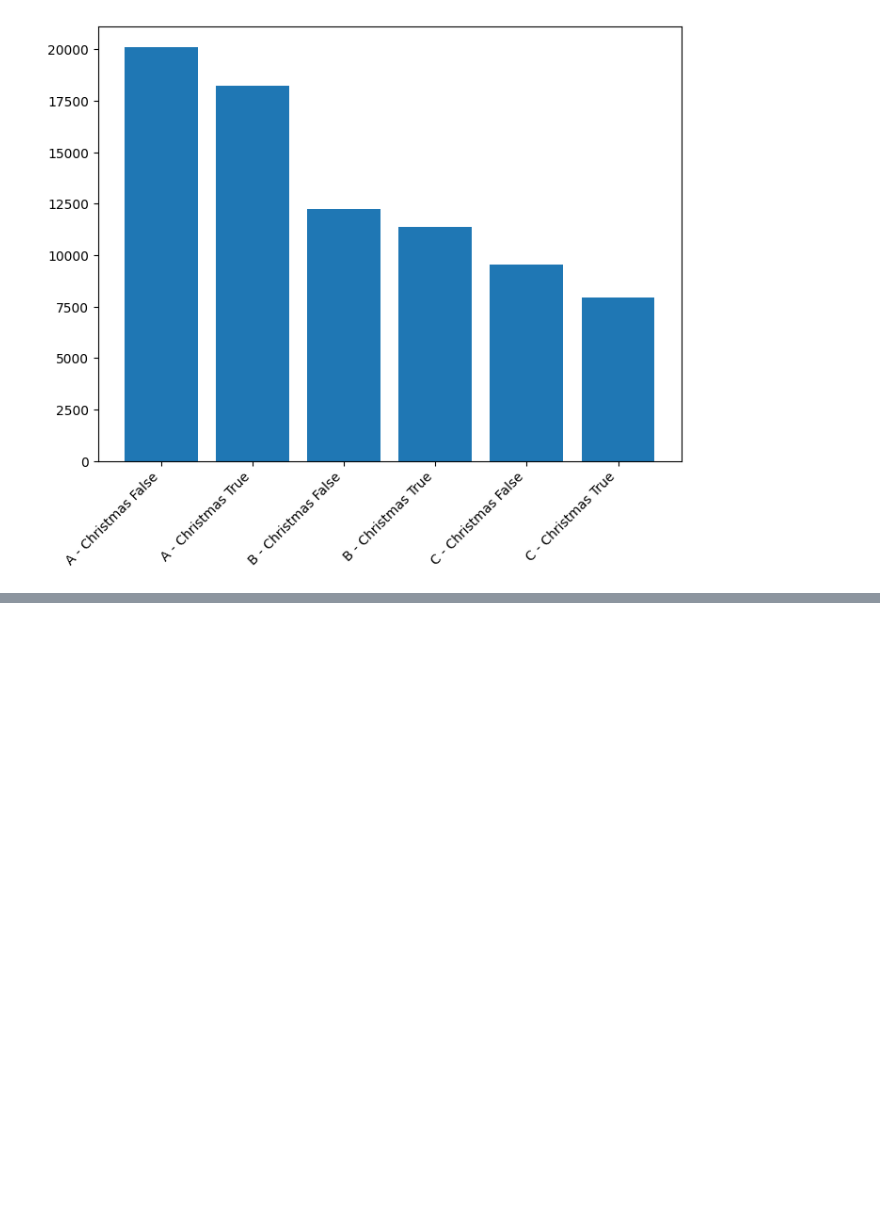
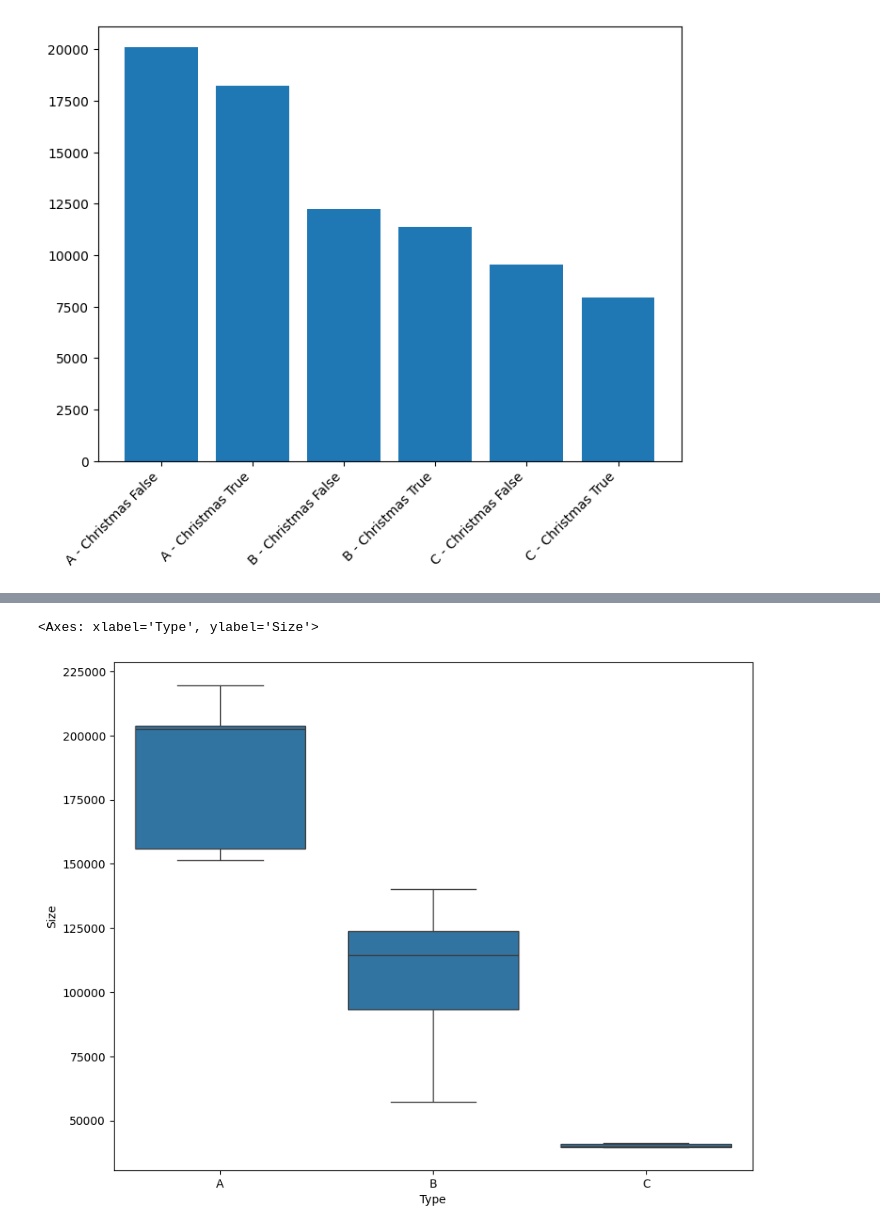
Before and after one commit to HajarRahimi/hypermarket_analysis, a Jupyter notebook: hypermarket_analysis.ipynb, the cells around one changed output, grey strips where cells are left out. Cells and saved outputs as stored; diff of their text form; code cells hidden in the pictures; blank space fills up the shorter version.

Commit message:
Investigating in data finished

```diff
--- a/hypermarket_analysis.ipynb
+++ b/hypermarket_analysis.ipynb
@@ -350,0 +472,6 @@ plt.show()
+# %%
+plt.figure(figsize=(10,8))
+sns.boxplot(data=df_store, x='Type', y='Size')
+# %% [output]
+<Axes: xlabel='Type', ylabel='Size'>
+[figure, added]
```
Also changed, not shown: parts of 38 cells of this notebook.
